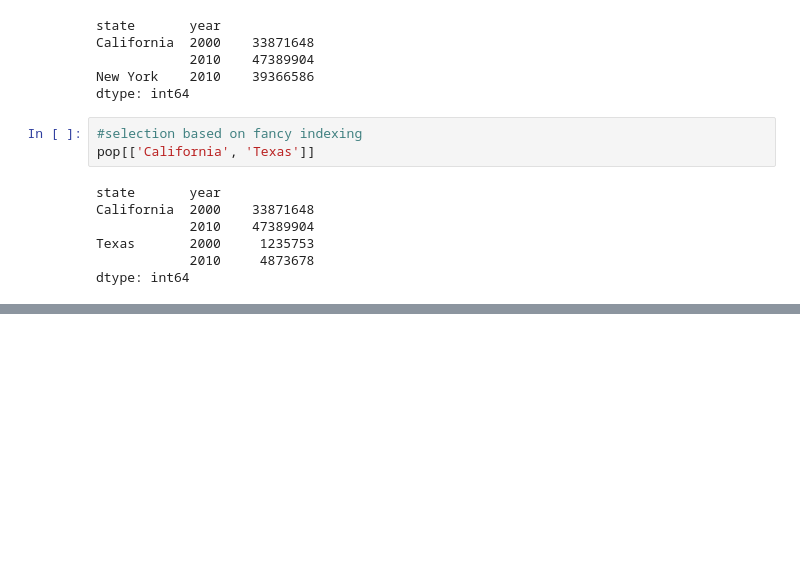
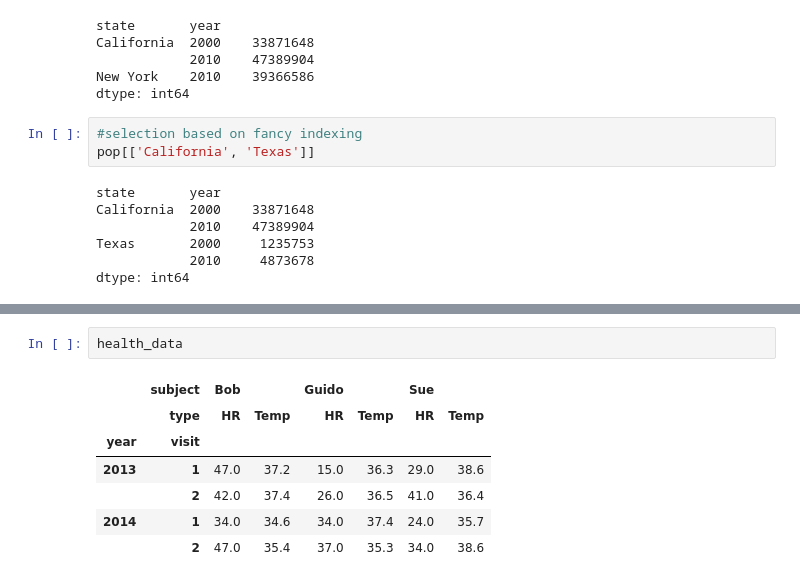
Before and after one commit to WanjikuMac/Python-Studies, a Jupyter notebook: DS_Concepts/hierarchical_indexing.ipynb, the cells around one changed output, grey strips where cells are left out. Cells and saved outputs as stored; diff of their text form; blank space fills up the shorter version.

```diff
--- a/DS_Concepts/hierarchical_indexing.ipynb
+++ b/DS_Concepts/hierarchical_indexing.ipynb
@@ -318,0 +405,10 @@ health_data.loc[idx[:, 1], idx[:, 'HR']]
+# %%
+health_data
+# %% [output]
+|  | subject | Bob |  | Guido |  | Sue |  |
+|  | type | HR | Temp | HR | Temp | HR | Temp |
+| year | visit |  |  |  |  |  |  |
+| 2013 | 1 | 47.0 | 37.2 | 15.0 | 36.3 | 29.0 | 38.6 |
+|  | 2 | 42.0 | 37.4 | 26.0 | 36.5 | 41.0 | 36.4 |
+| 2014 | 1 | 34.0 | 34.6 | 34.0 | 37.4 | 24.0 | 35.7 |
+|  | 2 | 47.0 | 35.4 | 37.0 | 35.3 | 34.0 | 38.6 |
```
Also changed, not shown: parts of 18 cells of this notebook.
